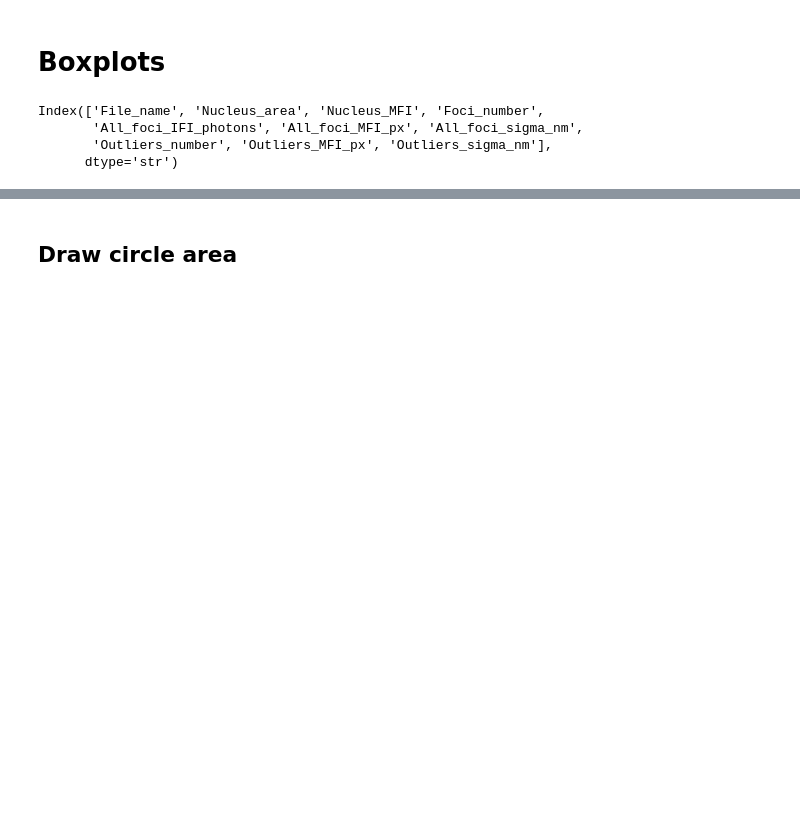
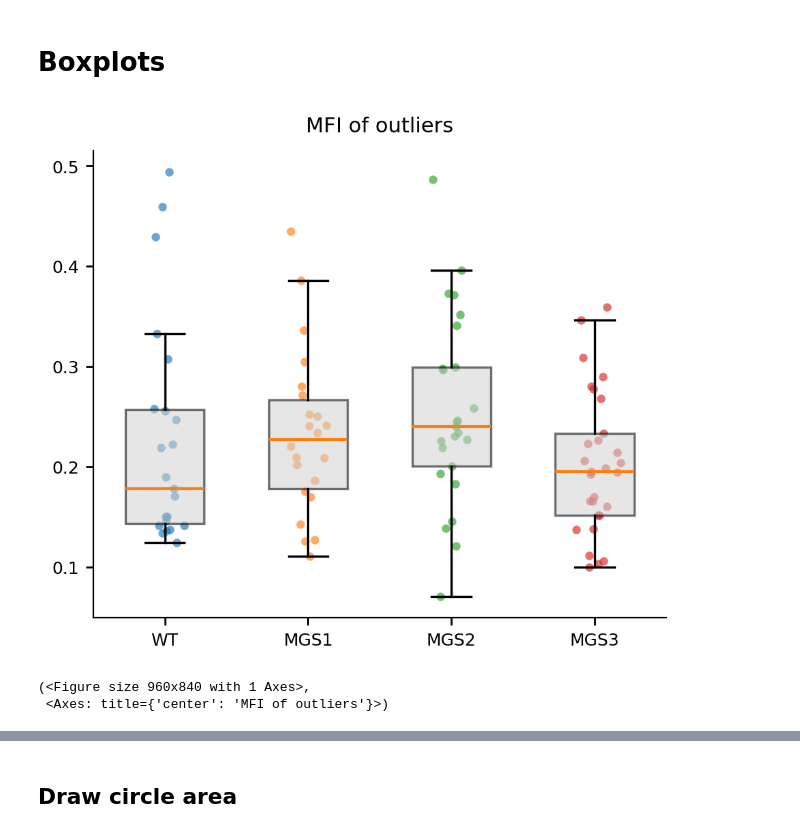
Before and after one commit to Lopatushka/LLPS, a Jupyter notebook: Kmean.ipynb, the cells around one changed output, grey strips where cells are left out. Drawn from its saved outputs; the diff is of its cells as text; code cells hidden in the pictures; blank space fills up the shorter version.

```diff
--- a/Kmean.ipynb
+++ b/Kmean.ipynb
@@ -288,12 +290,23 @@ for v1, v2 in zip(corr['var1'], corr['var2']):
 # %% [markdown]
 # Boxplots
 # %%
-dfs[0].columns
+labels=["WT", "MGS1", "MGS2", "MGS3"]
-# %% [output]
-Index(['File_name', 'Nucleus_area', 'Nucleus_MFI', 'Foci_number',
-       'All_foci_IFI_photons', 'All_foci_MFI_px', 'All_foci_sigma_nm',
-       'Outliers_number', 'Outliers_MFI_px', 'Outliers_sigma_nm'],
-      dtype='str')
+# %%
+beautiful_boxplot(
+    df_list=[
+            dfs[0]["Outliers_MFI_px"],
+            dfs[1]["Outliers_MFI_px"],
+            dfs[2]["Outliers_MFI_px"],
+            dfs[3]["Outliers_MFI_px"]
+             ],
+    labels=labels,
+    ylabel="",
+    title="MFI of outliers"
+)
+# %% [output]
+[figure, added]
+(<Figure size 960x840 with 1 Axes>,
+ <Axes: title={'center': 'MFI of outliers'}>)
 # %%
 beautiful_boxplot(
     df_list=[
```
Also changed, not shown: parts of 7 cells of this notebook.
